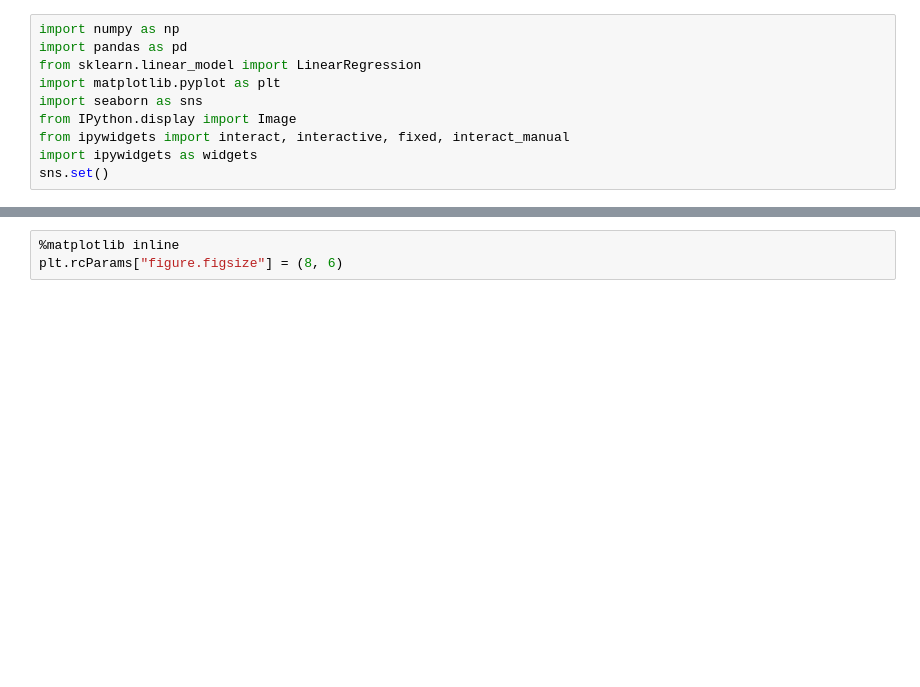
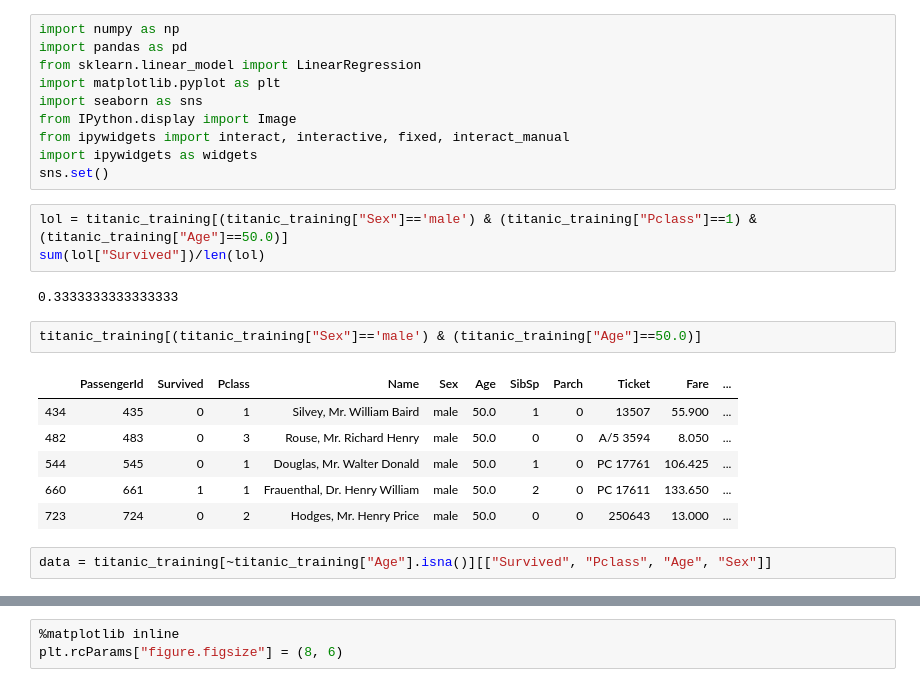
Before and after one commit to shenkev/interventions_titanic, a Jupyter notebook: Counterfactual.ipynb, the cells around one changed output, grey strips where cells are left out. Saved outputs shown, nothing was run; the diff lists cells and outputs as text; blank space fills up the shorter version.

```diff
--- a/Counterfactual.ipynb
+++ b/Counterfactual.ipynb
@@ -8,3 +8,19 @@ from IPython.display import Image
 from ipywidgets import interact, interactive, fixed, interact_manual
 import ipywidgets as widgets
 sns.set()
+# %%
+lol = titanic_training[(titanic_training["Sex"]=='male') & (titanic_training["Pclass"]==1) & (titanic_training["Age"]==50.0)]
+sum(lol["Survived"])/len(lol)
+# %% [output]
+0.3333333333333333
+# %%
+titanic_training[(titanic_training["Sex"]=='male') & (titanic_training["Age"]==50.0)]
+# %% [output]
+|  | PassengerId | Survived | Pclass | Name | Sex | Age | SibSp | Parch | Ticket | Fare | ... |
+| 434 | 435 | 0 | 1 | Silvey, Mr. William Baird | male | 50.0 | 1 | 0 | 13507 | 55.900 | ... |
+| 482 | 483 | 0 | 3 | Rouse, Mr. Richard Henry | male | 50.0 | 0 | 0 | A/5 3594 | 8.050 | ... |
+| 544 | 545 | 0 | 1 | Douglas, Mr. Walter Donald | male | 50.0 | 1 | 0 | PC 17761 | 106.425 | ... |
+| 660 | 661 | 1 | 1 | Frauenthal, Dr. Henry William | male | 50.0 | 2 | 0 | PC 17611 | 133.650 | ... |
+| 723 | 724 | 0 | 2 | Hodges, Mr. Henry Price | male | 50.0 | 0 | 0 | 250643 | 13.000 | ... |
+# %%
+data = titanic_training[~titanic_training["Age"].isna()][["Survived", "Pclass", "Age", "Sex"]]
```
Also changed, not shown: parts of 4 cells of this notebook, 2 other files.
